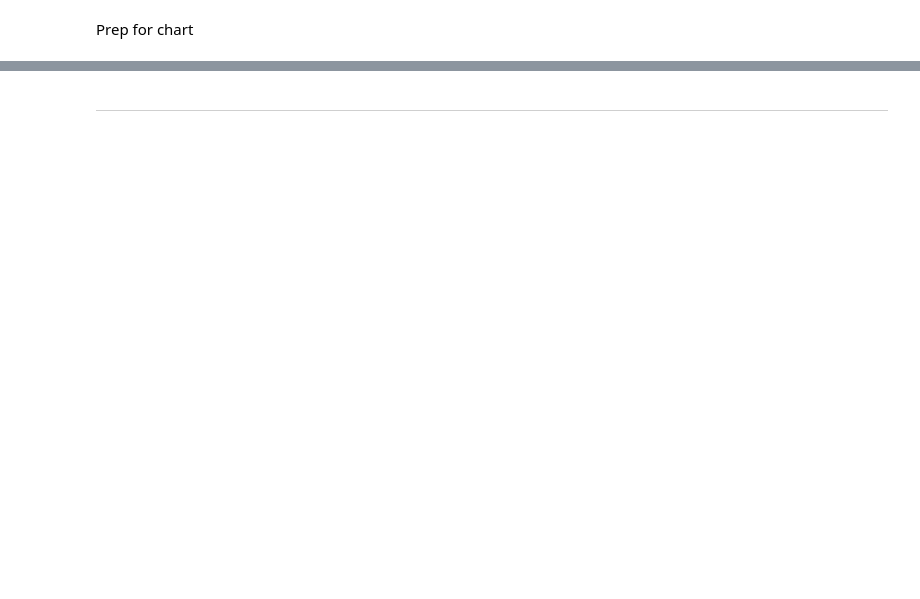
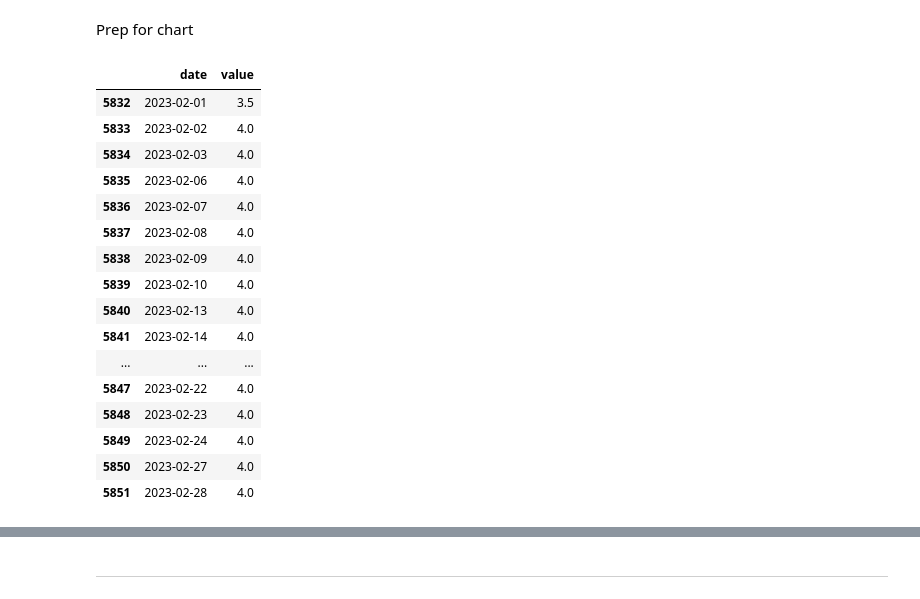
Before and after one commit to jhellingsdata/RADataHub, a Jupyter notebook: ChartOfTheDay/templates/interest_rate/UK_chart_builder.ipynb, the cells around one changed output, grey strips where cells are left out. Cells and saved outputs as stored; diff of their text form; code cells hidden in the pictures; blank space fills up the shorter version.

```diff
--- a/ChartOfTheDay/templates/interest_rate/UK_chart_builder.ipynb
+++ b/ChartOfTheDay/templates/interest_rate/UK_chart_builder.ipynb
@@ -165,4 +180,24 @@ df['DATE'] = pd.to_datetime(df['DATE'], format='%d %b %Y')
 df.columns = ['date', 'value']
+# %%
+df[df['date'].str.contains('2023-02')]
+# %% [output]
+|  | date | value |
+| 5832 | 2023-02-01 | 3.5 |
+| 5833 | 2023-02-02 | 4.0 |
+| 5834 | 2023-02-03 | 4.0 |
+| 5835 | 2023-02-06 | 4.0 |
+| 5836 | 2023-02-07 | 4.0 |
+| 5837 | 2023-02-08 | 4.0 |
+| 5838 | 2023-02-09 | 4.0 |
+| 5839 | 2023-02-10 | 4.0 |
+| 5840 | 2023-02-13 | 4.0 |
+| 5841 | 2023-02-14 | 4.0 |
+| ... | ... | ... |
+| 5847 | 2023-02-22 | 4.0 |
+| 5848 | 2023-02-23 | 4.0 |
+| 5849 | 2023-02-24 | 4.0 |
+| 5850 | 2023-02-27 | 4.0 |
+| 5851 | 2023-02-28 | 4.0 |
 # %%
 importlib.reload(altair_eco)
 eco = altair_eco.CustomChart(df, theme='dark', start_date='2015-01-01')
```
Also changed, not shown: parts of 11 cells of this notebook, 4 other files.
